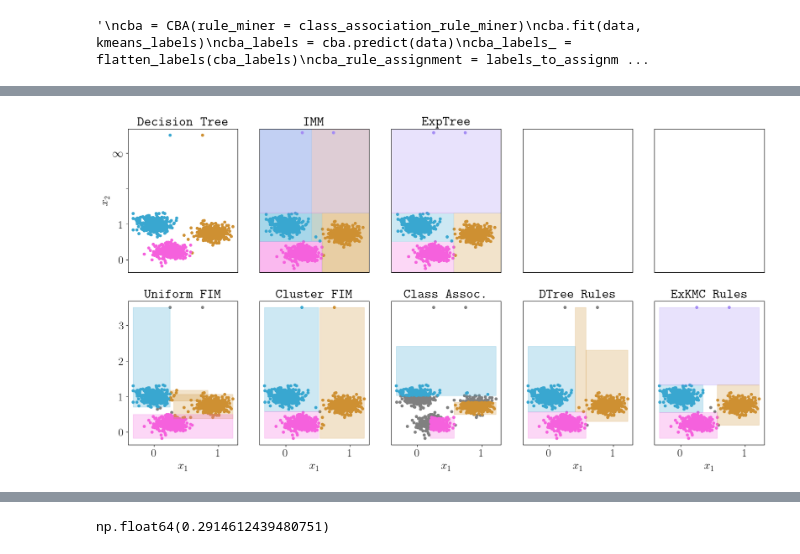
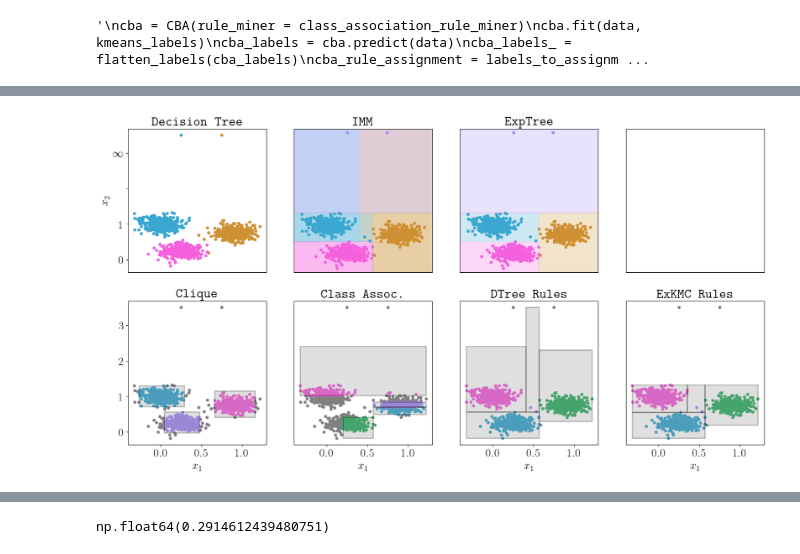
Before and after one commit to kevinqnb/interpretable-clustering, a Jupyter notebook: examples/examples.ipynb, the cells around one changed output, grey strips where cells are left out. Cells and saved outputs as stored; diff of their text form; code cells hidden in the pictures.

```diff
--- a/examples/examples.ipynb
+++ b/examples/examples.ipynb
@@ -165,0 +202,6 @@ Text(0, 0.5, '$x_2$')
+# %%
+from sklearn.ensemble import RandomForestClassifier
+from sklearn import tree
+
+clf = RandomForestClassifier(n_estimators = 1, random_state = 0)
+clf.fit(data, kmeans.labels_)
@@ -337,13 +456,13 @@ cba_data_to_cluster_assignment = cba_data_to_rule_assignment @ cba_rule_assignme
 # %%
 objective1 = CoverageMistakeObjective(
     n_rules = fixed_parameters['n_rules'],
-    lambda_val = 1.0,
+    lambda_val = -1.0,
     alpha_val = fixed_parameters['alpha_mistakes']
 )
 
 objective2 = TotalCoverageMistakeObjective(
     n_rules = fixed_parameters['n_rules'],
-    lambda_val = 1.0,
+    lambda_val = -1.0,
     alpha_val = fixed_parameters['alpha_mistakes']
 )
 
@@ -352,7 +471,7 @@ objective3 = CoverageCostObjective(
     cluster_centers = kmeans.cluster_centers_,
     n_rules = fixed_parameters['n_rules'],
     alpha_val = fixed_parameters['alpha_rule_clustering_cost'],
-    lambda_val = 1.0,
+    lambda_val = -1.0,
     method = "kmeans"
 )
 
@@ -361,16 +480,16 @@ objective4 = TotalCoverageCostObjective(
     cluster_centers = kmeans.cluster_centers_,
     n_rules = fixed_parameters['n_rules'],
     alpha_val = fixed_parameters['alpha_rule_clustering_cost'],
-    lambda_val = 1.0,
+    lambda_val = -1.0,
     method = "kmeans"
 )
 
 
-objective5 = TotalCoverageRuleCost(
+objective5 = TotalCoverageRuleCostObjective(
     data = data,
     n_rules = fixed_parameters['n_rules'],
     alpha_val = fixed_parameters['alpha_rule_clustering_cost'],
-    lambda_val = 1.0,
+    lambda_val = -1.0,
     method = "kmeans"
 )
 # %%
@@ -527,5 +601,5 @@ Box Miner lambdas: [0.33860746 0.34034322 0.36288734 ...        inf        inf
 # %%
-fig,axs = plt.subplots(nrows = 2, ncols = 5, figsize = (20,10), dpi = 100)
+fig,axs = plt.subplots(nrows = 2, ncols = 4, figsize = (20,10), dpi = 100)
 
 # Decision Tree
 uniqie_labs = np.unique(rem_tree_labels_)
@@ -565,108 +639,89 @@ axs[3].set_xlabel(r'$x_1$')
 axs[3].set_title(r"\texttt{IDS}")
 '''
 
-# Decision Set Clustering
-uniqie_labs = np.unique(dsclust_box_labels_)
+
+uniqie_labs = np.unique(dsclust_clique_labels_)
 for i,l in enumerate(uniqie_labs):
-    idx = np.where(dsclust_box_labels_ == l)[0]
+    idx = np.where(dsclust_clique_labels_ == l)[0]
     if labels is not None or l == -1:
         axs[1][0].scatter(data[idx,0], data[idx,1], color = color_dict[l], s = 20)
     else:
         axs[1][0].scatter(data[idx,0], data[idx,1], color = color_dict[i], s = 20)
 
 if labels is not None:
-    plot_rule_boxes(dsclust_box, data, color_dict, axs[1][0])
+    plot_rule_boxes(dsclust_clique, data, color_dict, axs[1][0])
 else:
-    plot_rule_boxes(dsclust_box, data, None, axs[1][0])
+    plot_rule_boxes(dsclust_clique, data, None, axs[1][0])
 axs[1][0].set_xlabel(r'$x_1$')
-axs[1][0].set_title(r"\texttt{Uniform FIM}")
+axs[1][0].set_title(r"\texttt{Clique}")
 
-uniqie_labs = np.unique(dsclust_cluster_labels_)
+
+uniqie_labs = np.unique(dsclust_class_labels_)
 for i,l in enumerate(uniqie_labs):
-    idx = np.where(dsclust_cluster_labels_ == l)[0]
+    idx = np.where(dsclust_class_labels_ == l)[0]
     if labels is not None or l == -1:
         axs[1][1].scatter(data[idx,0], data[idx,1], color = color_dict[l], s = 20)
     else:
         axs[1][1].scatter(data[idx,0], data[idx,1], color = color_dict[i], s = 20)
 
 if labels is not None:
-    plot_rule_boxes(dsclust_cluster, data, color_dict, axs[1][1])
+    plot_rule_boxes(dsclust_class, data, color_dict, axs[1][1])
 else:
-    plot_rule_boxes(dsclust_cluster, data, None, axs[1][1])
+    plot_rule_boxes(dsclust_class, data, None, axs[1][1])
 axs[1][1].set_xlabel(r'$x_1$')
-axs[1][1].set_title(r"\texttt{Cluster FIM}")
+axs[1][1].set_title(r"\texttt{Class Assoc.}")
 
-
-uniqie_labs = np.unique(dsclust_class_labels_)
+uniqie_labs = np.unique(dsclust_dtree_labels_)
 for i,l in enumerate(uniqie_labs):
-    idx = np.where(dsclust_class_labels_ == l)[0]
+    idx = np.where(dsclust_dtree_labels_ == l)[0]
     if labels is not None or l == -1:
         axs[1][2].scatter(data[idx,0], data[idx,1], color = color_dict[l], s = 20)
     else:
         axs[1][2].scatter(data[idx,0], data[idx,1], color = color_dict[i], s = 20)
 
 if labels is not None:
-    plot_rule_boxes(dsclust_class, data, color_dict, axs[1][2])
+    plot_rule_boxes(dsclust_dtree, data, color_dict, axs[1][2])
 else:
-    plot_rule_boxes(dsclust_class, data, None, axs[1][2])
+    plot_rule_boxes(dsclust_dtree, data, None, axs[1][2])
 axs[1][2].set_xlabel(r'$x_1$')
-axs[1][2].set_title(r"\texttt{Class Assoc.}")
+axs[1][2].set_title(r"\texttt{DTree Rules}")
 
-uniqie_labs = np.unique(dsclust_dtree_labels_)
+uniqie_labs = np.unique(dsclust_exkmc_labels_)
 for i,l in enumerate(uniqie_labs):
-    idx = np.where(dsclust_dtree_labels_ == l)[0]
+    idx = np.where(dsclust_exkmc_labels_ == l)[0]
     if labels is not None or l == -1:
         axs[1][3].scatter(data[idx,0], data[idx,1], color = color_dict[l], s = 20)
     else:
         axs[1][3].scatter(data[idx,0], data[idx,1], color = color_dict[i], s = 20)
 
 if labels is not None:
-    plot_rule_boxes(dsclust_dtree, data, color_dict, axs[1][3])
+    plot_rule_boxes(dsclust_exkmc, data, color_dict, axs[1][3])
 else:
-    plot_rule_boxes(dsclust_dtree, data, None, axs[1][3])
+    plot_rule_boxes(dsclust_exkmc, data, None, axs[1][3])
+
 axs[1][3].set_xlabel(r'$x_1$')
-axs[1][3].set_title(r"\texttt{DTree Rules}")
-
-uniqie_labs = np.unique(dsclust_exkmc_labels_)
-for i,l in enumerate(uniqie_labs):
-    idx = np.where(dsclust_exkmc_labels_ == l)[0]
-    if labels is not None or l == -1:
-        axs[1][4].scatter(data[idx,0], data[idx,1], color = color_dict[l], s = 20)
-    else:
-        axs[1][4].scatter(data[idx,0], data[idx,1], color = color_dict[i], s = 20)
-
-if labels is not None:
-    plot_rule_boxes(dsclust_exkmc, data, color_dict, axs[1][4])
-else:
-    plot_rule_boxes(dsclust_exkmc, data, None, axs[1][4])
-
-
-axs[1][4].set_xlabel(r'$x_1$')
-axs[1][4].set_title(r"\texttt{ExKMC Rules}")
+axs[1][3].set_title(r"\texttt{ExKMC Rules}")
 
 
 y_tick_locations = [0, 1, 2, 3]
 y_tick_labels = ['0', '1', '', r'$\infty$']
 axs[0][0].set_yticks(y_tick_locations)
 axs[0][0].set_yticklabels(y_tick_labels)
 axs[0][0].set_ylabel(r'$x_2$')
 
 axs[0][1].yaxis.set_visible(False)
 axs[0][2].yaxis.set_visible(False)
 axs[0][3].yaxis.set_visible(False)
-axs[0][4].yaxis.set_visible(False)
 
 axs[0][0].xaxis.set_visible(False)
 axs[0][1].xaxis.set_visible(False)
 axs[0][2].xaxis.set_visible(False)
 axs[0][3].xaxis.set_visible(False)
-axs[0][4].xaxis.set_visible(False)
 
 axs[1][1].yaxis.set_visible(False)
 axs[1][2].yaxis.set_visible(False)
 axs[1][3].yaxis.set_visible(False)
-axs[1][4].yaxis.set_visible(False)
 
 #plt.savefig("../figures/examples/counter_example.png", bbox_inches = 'tight', dpi = 300)
 # %% [output]
-[figure, old version]
+[figure, new version]
```
Also changed, not shown: parts of 32 cells of this notebook, 22 other files.
